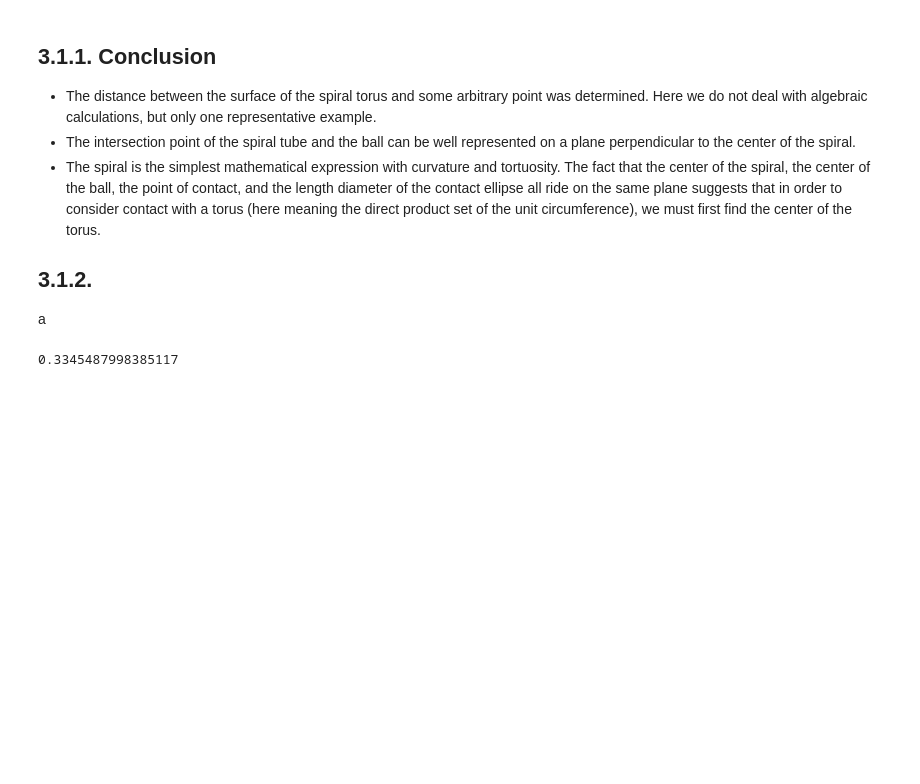
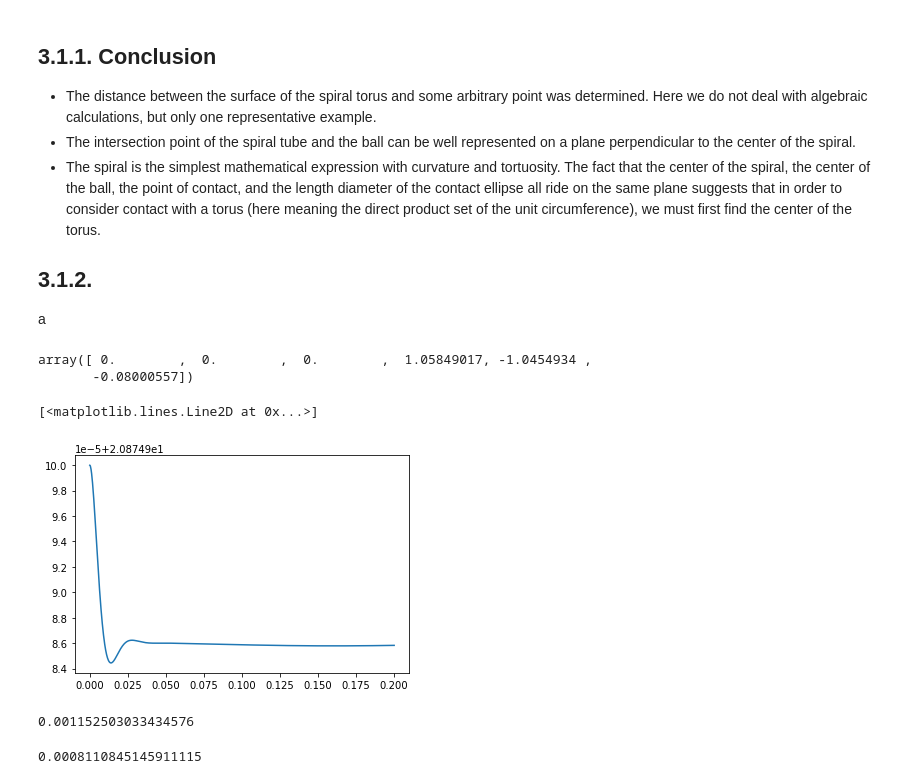
Before and after one commit to CurryMultiSci/Ballscrew-ElasticShaft-withCoulomb, a Jupyter notebook: _3_Friction_between_ball_and_spiral/_3_1_Contact_with_Spiral_Torus/index.ipynb, the cells around one changed output. Saved outputs shown, nothing was run; the diff lists cells and outputs as text; code cells hidden in the pictures; blank space fills up the shorter version.

```diff
--- a/_3_Friction_between_ball_and_spiral/_3_1_Contact_with_Spiral_Torus/index.ipynb
+++ b/_3_Friction_between_ball_and_spiral/_3_1_Contact_with_Spiral_Torus/index.ipynb
@@ -143,20 +143,71 @@ np.linalg.norm(xyz[0,0,:] - xyz[-1,0,:])
 
 a
 # %%
-SP1 = Spiral(alp=np.deg2rad(1e-3), l=10.0, r=PCR, eta=np.array([[-dR, -dR],[0,0]]), R=np.array([Rg, Rg]))
-SP2 = Spiral(alp=np.deg2rad(-1e-3), l=10.0, r=PCR, eta=np.array([[dR, dR],[0,0]]), R=np.array([Rg, Rg]))
+SP1 = Spiral(alp=np.deg2rad(1e-1), l=10.0, r=PCR, eta=np.array([[-dR, -dR],[-dR, dR]]), R=np.array([Rg, Rg]))
+SP2 = Spiral(alp=np.deg2rad(-1e-1), l=10.0, r=PCR, eta=np.array([[dR, dR],[dR, -dR]]), R=np.array([Rg, Rg]))
 
 rho = 7.9e-3 # [g/mm^3]
-Ball_m = 4/3 * np.pi * R**3 * rho
+Ball_m = 4/3 * np.pi * R**3 * rho # [g]
 Ball_r_inv = 1.0 / R
-
-SP1_r_inv = SP1.get_rho(0.785, 0)
-
+v_ball = np.zeros(3)
+zeta = 0.4
+xv_ball = np.concatenate([x_ball, v_ball])
 E_Reduced = 231e3
-R_Reduced = 1.0 / (Ball_r_inv + SP1_r_inv)
-
-k, a, b = TB.BrewHamrock(R_Reduced[0], R_Reduced[1], 1.89e-3, E_Reduced)
-F = k * np.power(1.89e-3, 1.5)
-a
-# %% [output]
-0.3345487998385117
+# %%
+def va_ball(xv_ball, t, R, SP1, SP2, Ball_r_inv, zeta, E_Reduced):
+    x_ball = xv_ball[:3]
+    v_ball = xv_ball[3:]
+
+    cos_sin1, dx1, exyz1 = SP1.get_contact(x_ball, R, 0)
+    SP1_r_inv = SP1.get_rho(cos_sin1[0], 0)
+    R_Reduced1 = 1.0 / (Ball_r_inv + SP1_r_inv)
+    k1, a1, b1 = TB.BrewHamrock(R_Reduced1[0], R_Reduced1[1], dx1, E_Reduced)
+    v1 = v_ball.dot(exyz1)
+    F1 = - TB.Tsuji(k1, zeta, Ball_m, v1, dx1) * exyz1
+
+    cos_sin2, dx2, exyz2 = SP2.get_contact(x_ball, R, 0)
+    SP2_r_inv = SP2.get_rho(cos_sin2[0], 0)
+    R_Reduced2 = 1.0 / (Ball_r_inv + SP2_r_inv)
+    k2, a2, b2 = TB.BrewHamrock(R_Reduced2[0], R_Reduced2[1], dx2, E_Reduced)
+    v2 = v_ball.dot(exyz2)
+    F2 = - TB.Tsuji(k2, zeta, Ball_m, v2, dx2) * exyz2
+
+    a_ball = (F1 + F2) / Ball_m
+
+    return np.concatenate([v_ball, a_ball])
+
+va_ball(xv_ball, 0, R, SP1, SP2, Ball_r_inv, zeta, E_Reduced)
+# %% [output]
+array([ 0.        ,  0.        ,  0.        ,  1.05849017, -1.0454934 ,
+       -0.08000557])
+# %%
+from scipy.integrate import odeint
+t = np.linspace(0, 0.2, 1000)
+sol = odeint(va_ball, xv_ball, t, args=(R, SP1, SP2, Ball_r_inv, zeta, E_Reduced))
+# %%
+fig, ax = plt.subplots()
+ax.plot(t, sol[:,1])
+# %% [output]
+[<matplotlib.lines.Line2D at 0x...>]
+[figure, added]
+# %%
+x_end = sol[-1,:3]
+
+eta1 = SP1.to_eta2(x_end)
+xyz2eta1 = SP1.get_xyz2eta(eta1[0])
+t1 = xyz2eta1.T @ np.array([1.0, 0.0, 0.0])
+
+eta2 = SP2.to_eta2(x_end)
+xyz2eta2 = SP2.get_xyz2eta(eta2[0])
+t2 = xyz2eta2.T @ np.array([1.0, 0.0, 0.0])
+
+np.rad2deg(np.arccos(t1.dot(t2)))
+# %% [output]
+0.001152503033434576
+# %%
+cos_sin1, dx1, exyz1 = SP1.get_contact(x_end, R, 0)
+cos_sin2, dx2, exyz2 = SP2.get_contact(x_end, R, 0)
+
+np.rad2deg(np.arccos(-exyz1.dot(exyz2)))
+# %% [output]
+0.0008110845145911115
```
Also changed, not shown: parts of 3 cells of this notebook, 2 other files.
